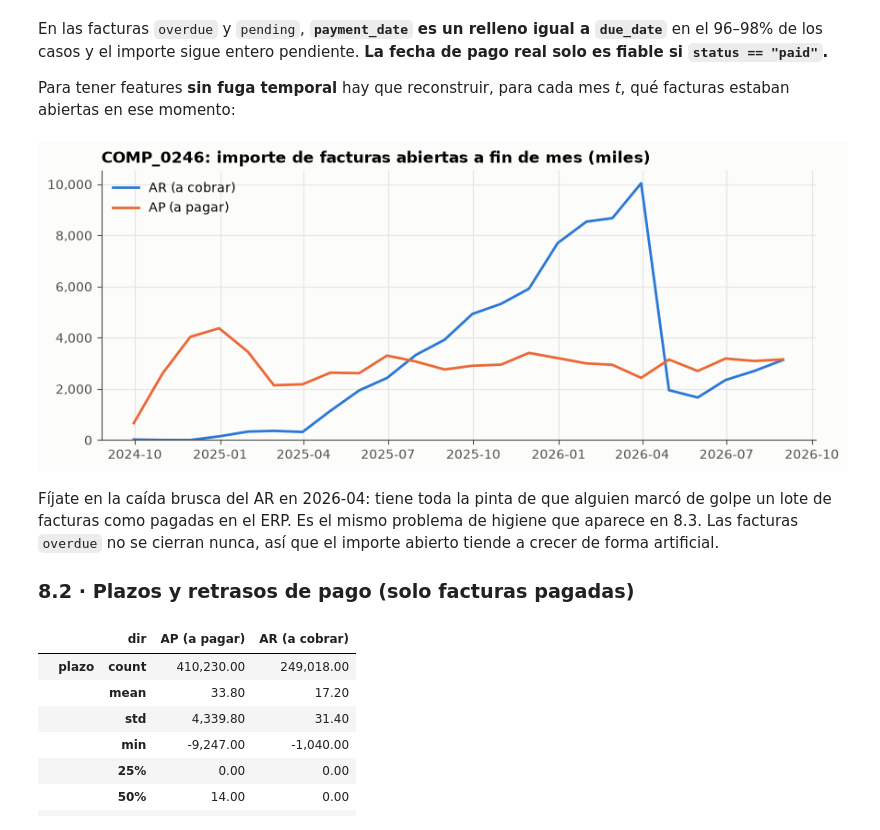
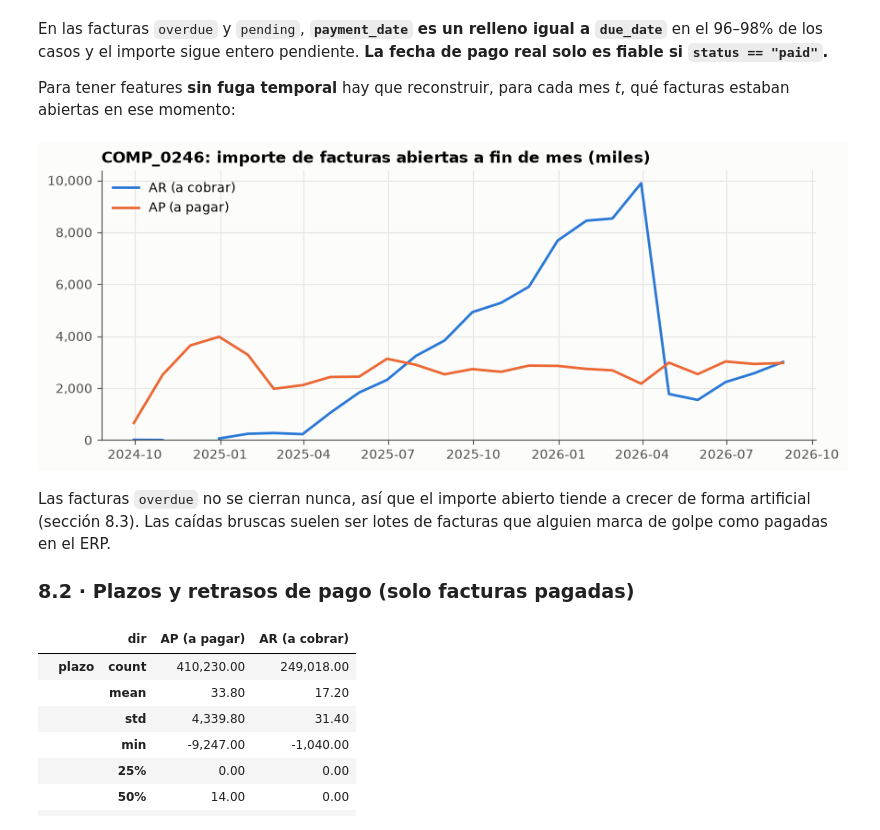
Before and after one commit to anderescaray/every-hackspain, a Jupyter notebook: notebooks/01_exploracion_datos.ipynb, the cells around one changed output. Cells and saved outputs as stored; diff of their text form; code cells hidden in the pictures.

```diff
--- a/notebooks/01_exploracion_datos.ipynb
+++ b/notebooks/01_exploracion_datos.ipynb
@@ -915,29 +915,35 @@ En las facturas `overdue` y `pending`, **`payment_date` es un relleno igual a `d
 Para tener features **sin fuga temporal** hay que reconstruir, para cada mes *t*, qué facturas estaban abiertas en ese momento:
 # %%
 def facturas_abiertas(inv, fecha):
-    """Facturas emitidas antes de `fecha` que todavía no se habían pagado/cancelado en `fecha`."""
+    """Facturas estándar emitidas antes de `fecha` y aún no pagadas en `fecha`.
+
+    Solo `document_type == "invoice"`: abonos, documentos de pago, albaranes o pedidos no son deuda
+    pendiente. Las canceladas nunca fueron deuda y no cuentan en ningún momento (antes contaban como
+    abiertas hasta su vencimiento de relleno).
+    """
     fecha = pd.Timestamp(fecha)
-    emitida = inv.issuance_date <= fecha
-    cerrada = inv.status.isin(["paid", "cancel"]) & (inv.payment_date <= fecha)
-    return inv[emitida & ~cerrada]
+    base = inv[(inv.document_type == "invoice") & (inv.status != "cancel")]
+    emitida = base.issuance_date <= fecha
+    cerrada = (base.status == "paid") & (base.payment_date <= fecha)
+    return base[emitida & ~cerrada]
 
 # Ejemplo: la empresa con más facturas, importe abierto a fin de cada mes
 emp = inv.company_id.value_counts().index[0]
 d = inv[inv.company_id == emp]
 fechas = pd.date_range("2024-09-30", "2026-08-31", freq="ME")
 abiertas = pd.DataFrame({f: facturas_abiertas(d, f).groupby("dir").amount.sum().abs() for f in fechas}).T
 
 fig, ax = plt.subplots(figsize=(10, 3.8))
 for col, c in zip(["AR (a cobrar)", "AP (a pagar)"], PAL):
     ax.plot(abiertas.index, abiertas[col] / 1e3, color=c, label=col)
 ax.set_title(f"{emp}: importe de facturas abiertas a fin de mes (miles)")
 ax.yaxis.set_major_formatter(mticker.FuncFormatter(lambda v, _: f"{v:,.0f}"))
 ax.legend(loc="upper left", frameon=False); ax.set_ylim(0)
 plt.show()
 # %% [output]
-[figure, old version]
+[figure, new version]
 # %% [markdown]
-Fíjate en la caída brusca del AR en 2026-04: tiene toda la pinta de que alguien marcó de golpe un lote de facturas como pagadas en el ERP. Es el mismo problema de higiene que aparece en 8.3. Las facturas `overdue` no se cierran nunca, así que el importe abierto tiende a crecer de forma artificial.
+Las facturas `overdue` no se cierran nunca, así que el importe abierto tiende a crecer de forma artificial (sección 8.3). Las caídas bruscas suelen ser lotes de facturas que alguien marca de golpe como pagadas en el ERP.
 
 ### 8.2 · Plazos y retrasos de pago (solo facturas pagadas)
 # %%
```
Also changed, not shown: parts of 5 cells of this notebook, 3 other files.
